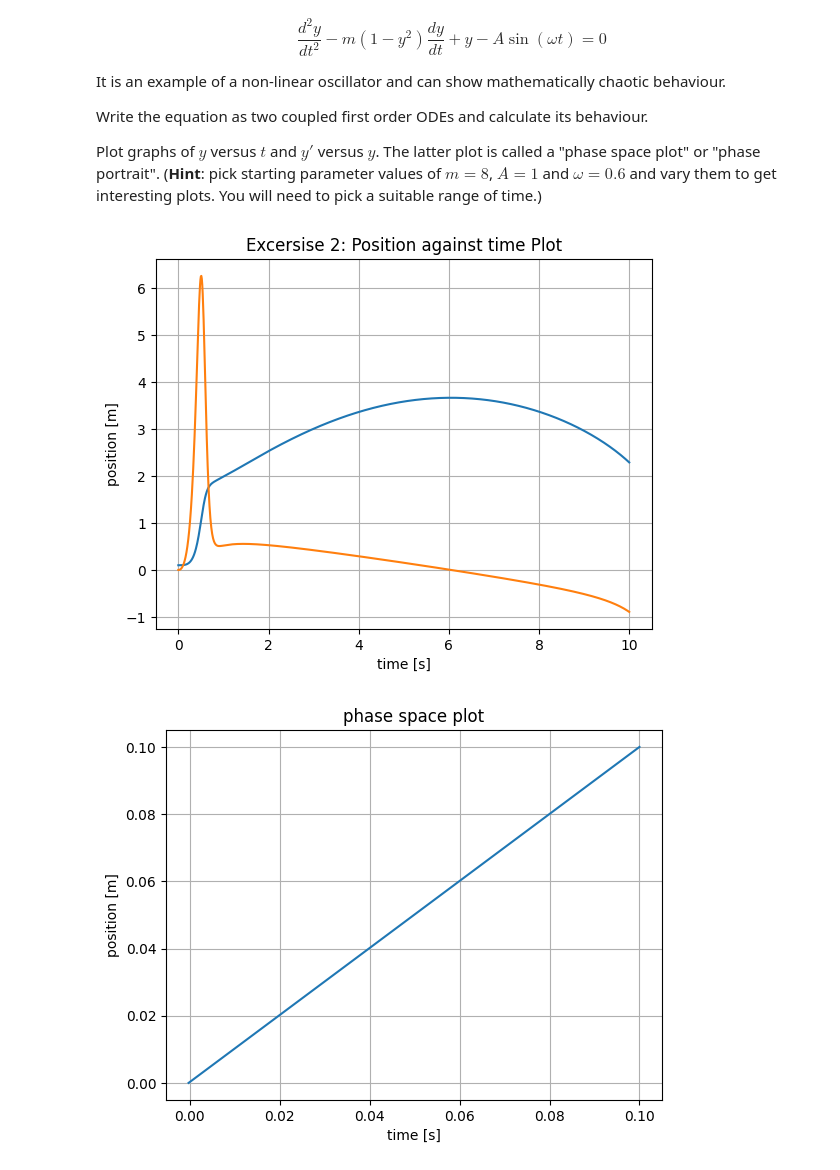
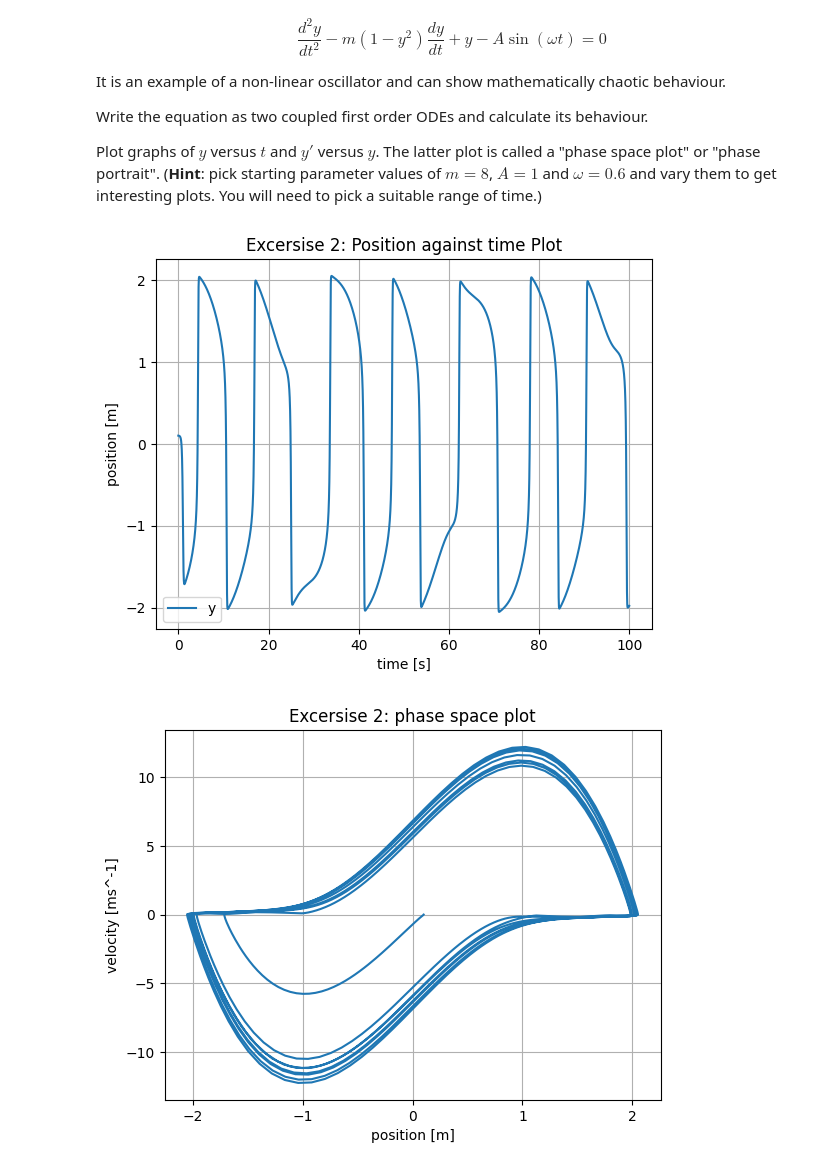
Before and after one commit to PX2145-2025/week-8-b-Medhekar-Anushka, a Jupyter notebook: ODEs.ipynb, the cells around one changed output. Drawn from its saved outputs; the diff is of its cells as text; code cells hidden in the pictures.

```diff
--- a/ODEs.ipynb
+++ b/ODEs.ipynb
@@ -374,31 +373,34 @@ Plot graphs of $y$ versus $t$ and $y'$ versus $y$. The latter plot is called a "
 # %%
 def f(y, t, m, A, w):
   return [ y[1], #the first equ, dy[0]/dt
-          m*y[1]*(1-(y[0])**2)-y[0] + A*np.sin(w*t)] # the second equ, dy[1]/dt
+          (m*y[1]*(1-(y[0])**2))-y[0] + A*np.sin(w*t)] # the second equ, dy[1]/dt
 
-npts = 1000
-tmax = 10
+npts = 10000
+tmax = 100
 t = np.linspace(0.0, tmax, npts)
 A = 1
-m = 8.0
-w = 0.6
+m = 0.01
+w = 2*np.pi
 yinit = [0.1, 0] # initial value, y
   # initial value, y'
-y = odeint(f, yinit, t, (m, k, b)) #integrating
+y = odeint(f, yinit, t, (8, 1, 0.6)) #integrating
 
-plt.plot(t, y)
+#plotting part 1
+plt.plot(t, y[:,0], label = "y")
 plt.xlabel("time [s]")
 plt.ylabel("position [m]")
 plt.title("Excersise 2: Position against time Plot")
 plt.grid(True)
+plt.legend()
 plt.show()
 
-plt.plot(y[1], y[0])
-plt.xlabel("time [s]")
-plt.ylabel("position [m]")
-plt.title("phase space plot")
+#plotting part 2
+plt.plot(y[:,0], y[:,1])
+plt.xlabel("position [m]")
+plt.ylabel("velocity [ms^-1]")
+plt.title("Excersise 2: phase space plot")
 plt.grid(True)
 plt.show()
 # %% [output]
-[figure, old version]
+[figure, new version]
-[figure, old version]
+[figure, new version]
```
Also changed, not shown: parts of 1 cell of this notebook.
